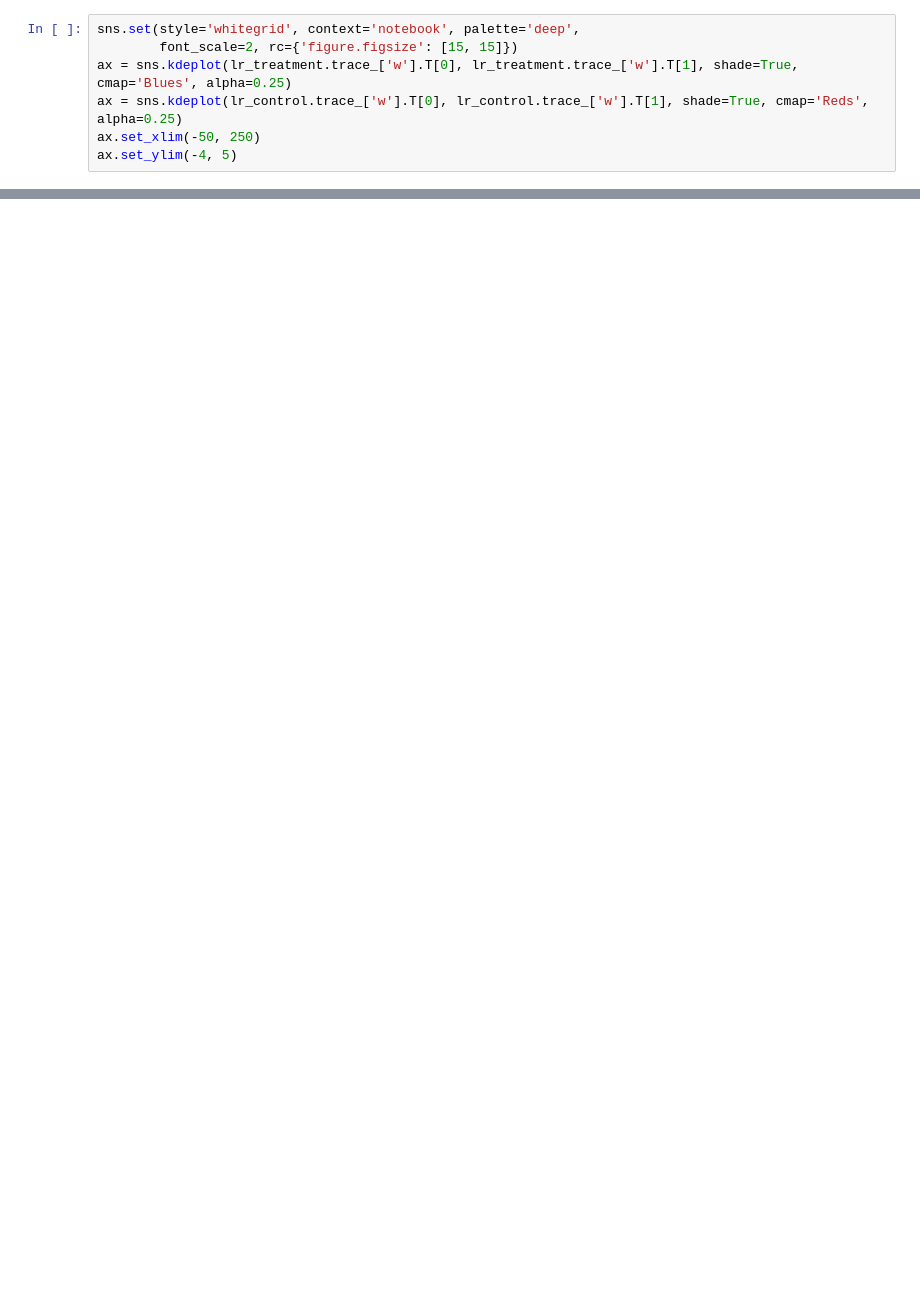
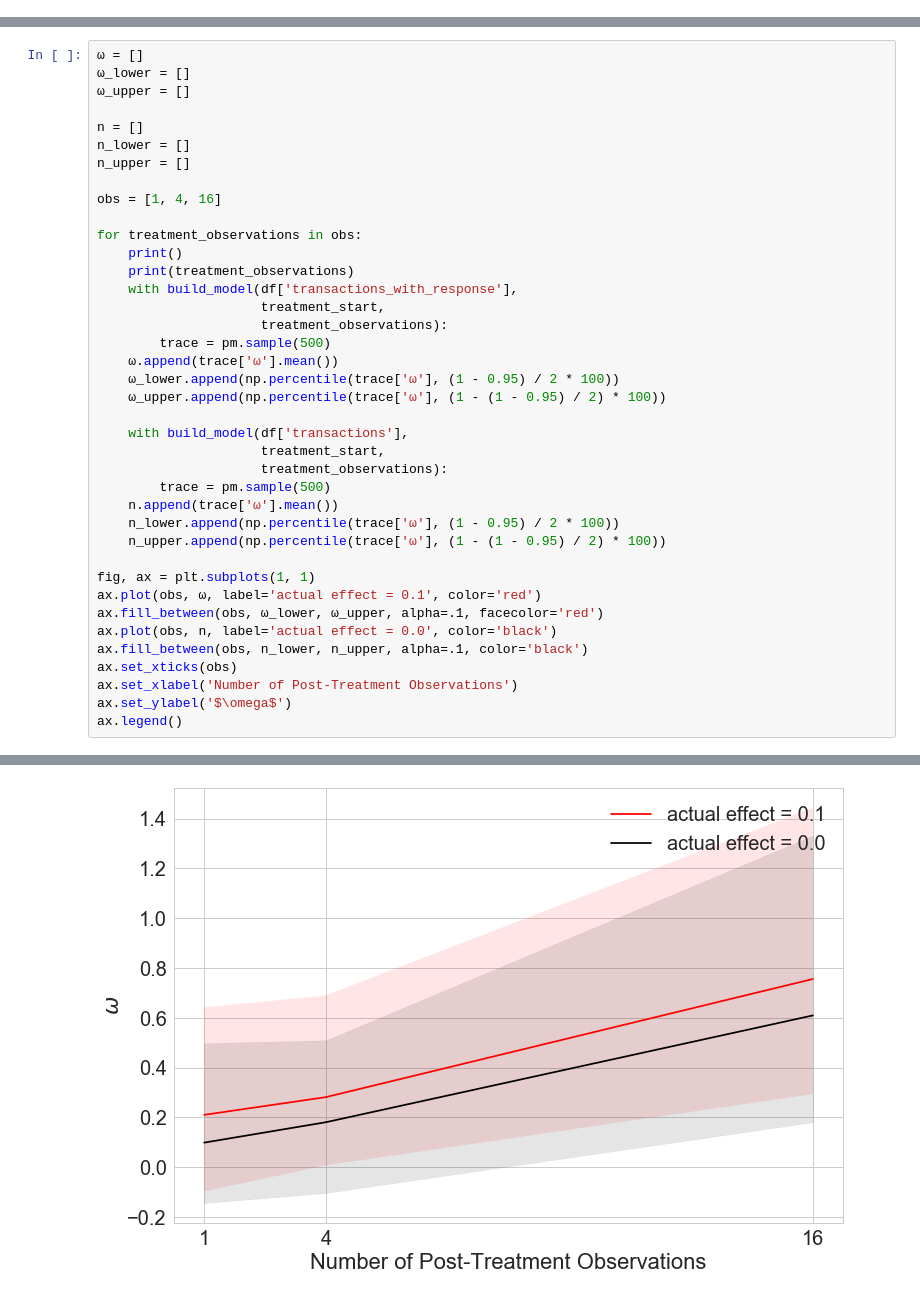
Before and after one commit to drewfustin/talks__time-series-experiments, a Jupyter notebook: Interrupted Time Series.ipynb, the cells around one changed output, grey strips where cells are left out. Drawn from its saved outputs; the diff is of its cells as text; blank space fills up the shorter version.

```diff
--- a/Interrupted Time Series.ipynb
+++ b/Interrupted Time Series.ipynb
@@ -278,7 +223,0 @@ Initializing NUTS using jitter+adapt_diag...
-# %%
-sns.set(style='whitegrid', context='notebook', palette='deep',
-        font_scale=2, rc={'figure.figsize': [15, 15]})
-ax = sns.kdeplot(lr_treatment.trace_['w'].T[0], lr_treatment.trace_['w'].T[1], shade=True, cmap='Blues', alpha=0.25)
-ax = sns.kdeplot(lr_control.trace_['w'].T[0], lr_control.trace_['w'].T[1], shade=True, cmap='Reds', alpha=0.25)
-ax.set_xlim(-50, 250)
-ax.set_ylim(-4, 5)
@@ -287,0 +249,40 @@ ax.set_ylim(-4, 5)
+# %%
+ω = []
+ω_lower = []
+ω_upper = []
+
+n = []
+n_lower = []
+n_upper = []
+
+obs = [1, 4, 16]
+
+for treatment_observations in obs:
+    print()
+    print(treatment_observations)
+    with build_model(df['transactions_with_response'],
+                     treatment_start,
+                     treatment_observations):
+        trace = pm.sample(500)
+    ω.append(trace['ω'].mean())
+    ω_lower.append(np.percentile(trace['ω'], (1 - 0.95) / 2 * 100))
+    ω_upper.append(np.percentile(trace['ω'], (1 - (1 - 0.95) / 2) * 100))
+
+    with build_model(df['transactions'],
+                     treatment_start,
+                     treatment_observations):
+        trace = pm.sample(500)
+    n.append(trace['ω'].mean())
+    n_lower.append(np.percentile(trace['ω'], (1 - 0.95) / 2 * 100))
+    n_upper.append(np.percentile(trace['ω'], (1 - (1 - 0.95) / 2) * 100))
+
+fig, ax = plt.subplots(1, 1)
+ax.plot(obs, ω, label='actual effect = 0.1', color='red')
+ax.fill_between(obs, ω_lower, ω_upper, alpha=.1, facecolor='red')
+ax.plot(obs, n, label='actual effect = 0.0', color='black')
+ax.fill_between(obs, n_lower, n_upper, alpha=.1, color='black')
+ax.set_xticks(obs)
+ax.set_xlabel('Number of Post-Treatment Observations')
+ax.set_ylabel('$\omega$')
+ax.legend()
+# %% [output]
@@ -287,0 +317 @@ ax.set_ylim(-4, 5)
+[figure, added]
```
Also changed, not shown: parts of 16 cells of this notebook, 9 other files.
